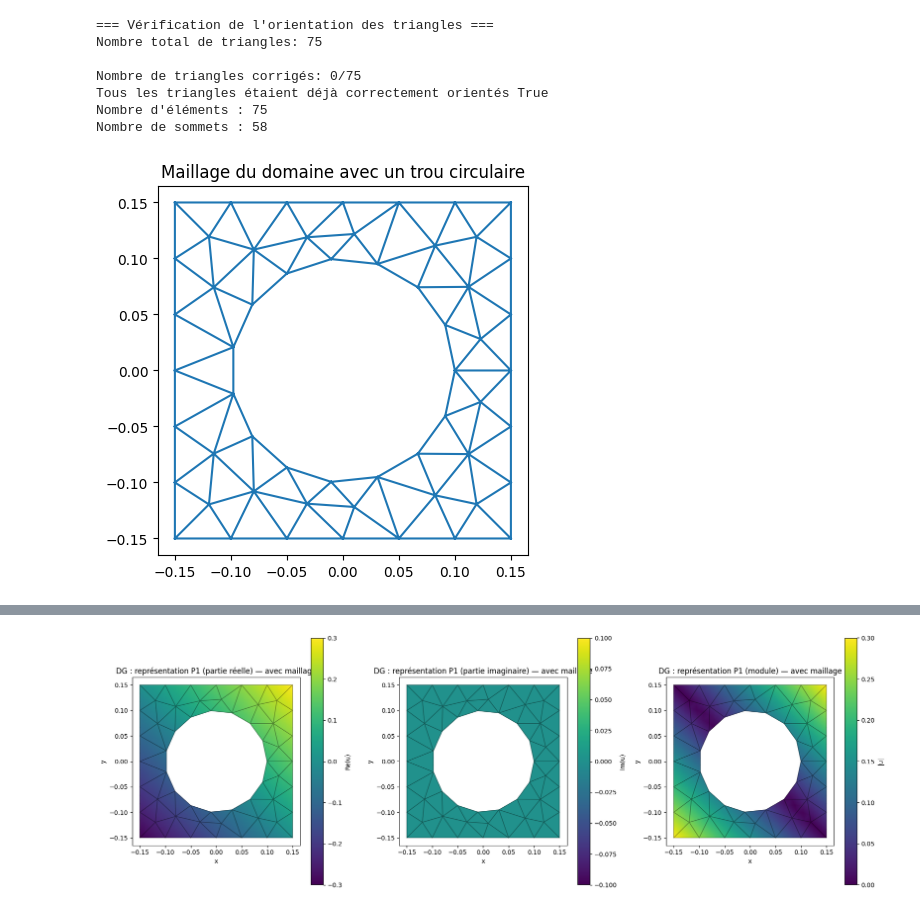
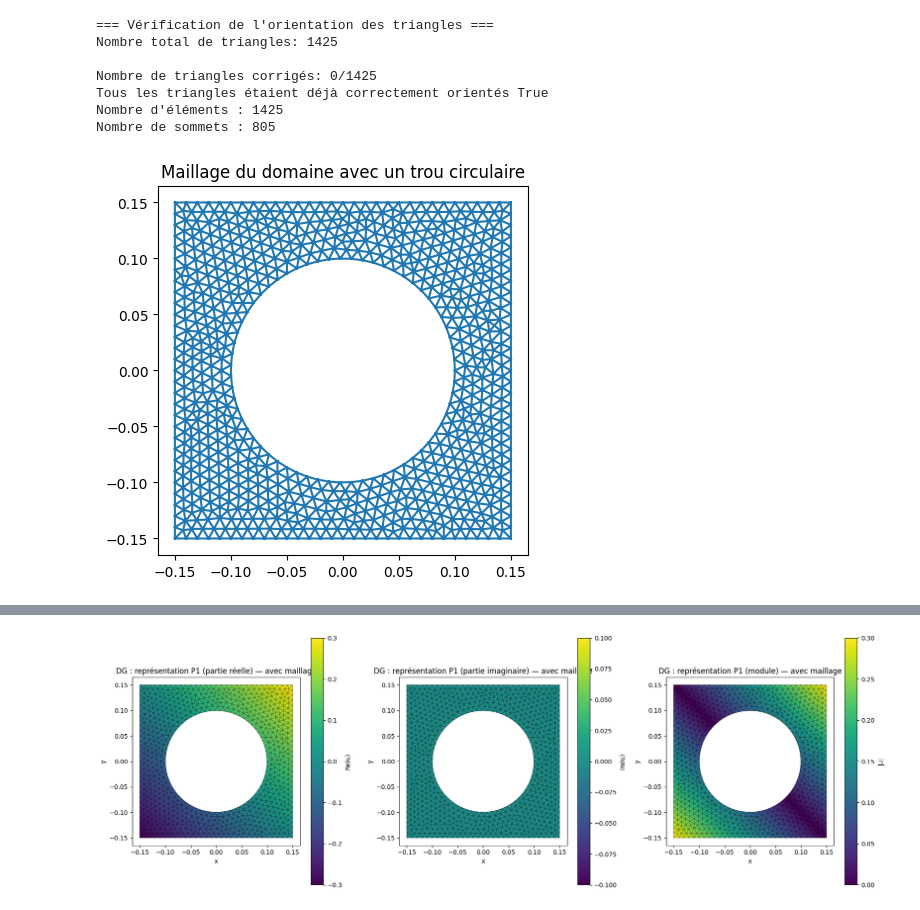
Before and after one commit to stordeux/CODE_EF_2D_UPPA, a Jupyter notebook: examples/exemple_box.ipynb, the cells around one changed output, grey strips where cells are left out. Cells and saved outputs as stored; diff of their text form; code cells hidden in the pictures.

```diff
--- a/examples/exemple_box.ipynb
+++ b/examples/exemple_box.ipynb
@@ -2,14 +2,23 @@
 import numpy as np
 from mes_packages import *
 # %%
-mesh = create_mesh_circle_in_square(0.1, 0.3, 0.05)
+# Domaine test : un carré contenant un disque.
+# Cela permet de vérifier que la localisation fonctionne aussi
+# près de frontières non alignées avec la grille cartésienne.
+#
+# Paramètres :
+# 0.3  -> taille caractéristique du maillage extérieur
+# 0.1  -> rayon du disque
+# 0.01 -> raffinement local
+
+mesh = create_mesh_circle_in_square(0.1, 0.3, 0.01)
 plot_mesh(mesh)
 # %% [output]
 === Vérification de l'orientation des triangles ===
-Nombre total de triangles: 75
+Nombre total de triangles: 1425
 
-Nombre de triangles corrigés: 0/75
+Nombre de triangles corrigés: 0/1425
 Tous les triangles étaient déjà correctement orientés True
-Nombre d'éléments : 75
-Nombre de sommets : 58
+Nombre d'éléments : 1425
+Nombre de sommets : 805
-[figure, old version]
+[figure, new version]
```
Also changed, not shown: parts of 2 cells of this notebook.
